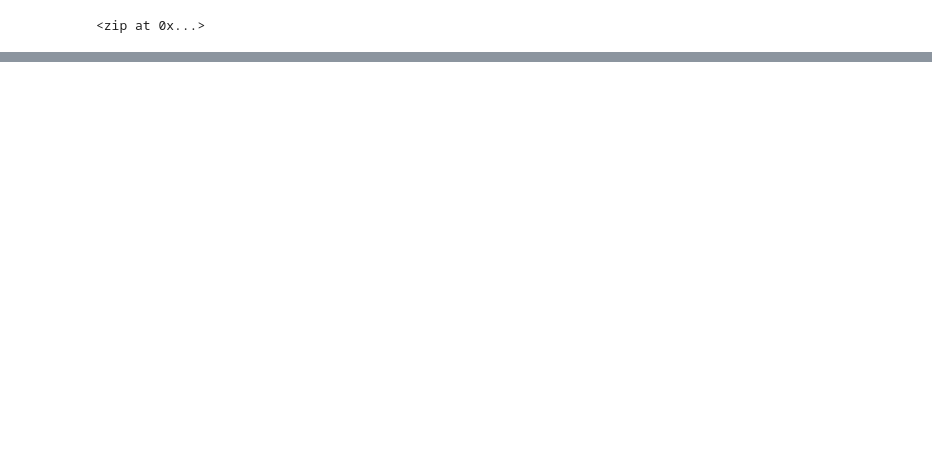
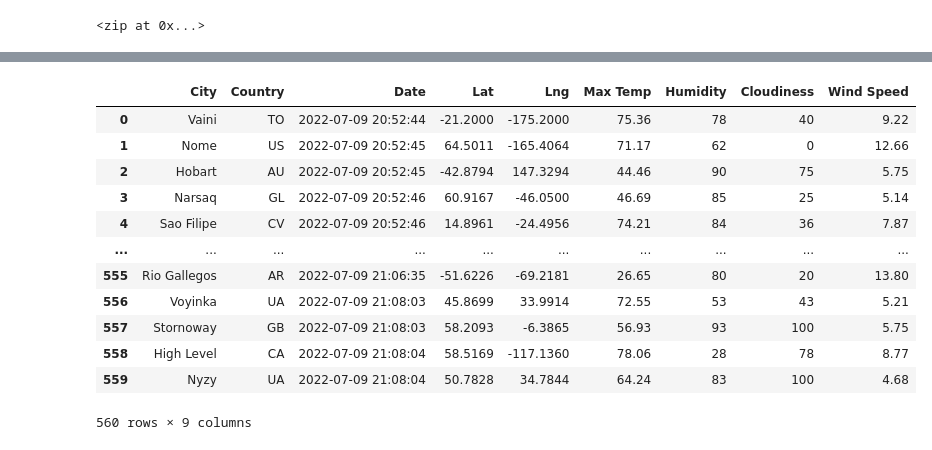
Before and after one commit to eric-blankinshp/World_Weather_Analysis, a Jupyter notebook: WeatherPy.ipynb, the cells around one changed output, grey strips where cells are left out. Cells and saved outputs as stored; diff of their text form; code cells hidden in the pictures; blank space fills up the shorter version.

```diff
--- a/WeatherPy.ipynb
+++ b/WeatherPy.ipynb
@@ -5,3 +9,12 @@ import numpy as np
+# %%
+# Import the requests library.
+import requests
+
+# Import the API key.
+from config import weather_api_key
+
+# Starting URL for Weather Map API Call.
+url = "http://api.openweathermap.org/data/2.5/weather?units=Imperial&APPID=" + weather_api_key
 # %%
 # Create a set of random latitude and longitude combinations.
 lats = np.random.uniform(low=-90.000, high=90.000, size=1500)
@@ -10,6 +23,9 @@ lat_lngs = zip(lats, lngs)
 lat_lngs
 # %% [output]
 <zip at 0x...>
+# %%
+# Add the latitudes and longitudes to a list.
+coordinates = list(lat_lngs)
 # %%
 for coordinate in coordinates:
     print(citipy.nearest_city(coordinate[0], coordinate[1]).city_name,
@@ -30,0 +165,5 @@ len(cities)
+# %%
+# Convert the array of dictionaries to a Pandas DataFrame.
+city_data_df = pd.DataFrame(city_data)
+
+city_data_df.head(10)
@@ -30,0 +182,20 @@ len(cities)
+# %%
+new_column_order = ["City", "Country", "Date","Lat", "Lng", "Max Temp", "Humidity", "Cloudiness", "Wind Speed"]
+
+city_data_df = city_data_df[new_column_order]
+
+city_data_df
+# %% [output]
+|  | City | Country | Date | Lat | Lng | Max Temp | Humidity | Cloudiness | Wind Speed |
+| 0 | Vaini | TO | 2022-07-09 20:52:44 | -21.2000 | -175.2000 | 75.36 | 78 | 40 | 9.22 |
+| 1 | Nome | US | 2022-07-09 20:52:45 | 64.5011 | -165.4064 | 71.17 | 62 | 0 | 12.66 |
+| 2 | Hobart | AU | 2022-07-09 20:52:45 | -42.8794 | 147.3294 | 44.46 | 90 | 75 | 5.75 |
+| 3 | Narsaq | GL | 2022-07-09 20:52:46 | 60.9167 | -46.0500 | 46.69 | 85 | 25 | 5.14 |
+| 4 | Sao Filipe | CV | 2022-07-09 20:52:46 | 14.8961 | -24.4956 | 74.21 | 84 | 36 | 7.87 |
+| ... | ... | ... | ... | ... | ... | ... | ... | ... | ... |
+| 555 | Rio Gallegos | AR | 2022-07-09 21:06:35 | -51.6226 | -69.2181 | 26.65 | 80 | 20 | 13.80 |
+| 556 | Voyinka | UA | 2022-07-09 21:08:03 | 45.8699 | 33.9914 | 72.55 | 53 | 43 | 5.21 |
+| 557 | Stornoway | GB | 2022-07-09 21:08:03 | 58.2093 | -6.3865 | 56.93 | 93 | 100 | 5.75 |
+| 558 | High Level | CA | 2022-07-09 21:08:04 | 58.5169 | -117.1360 | 78.06 | 28 | 78 | 8.77 |
+| 559 | Nyzy | UA | 2022-07-09 21:08:04 | 50.7828 | 34.7844 | 64.24 | 83 | 100 | 4.68 |
+560 rows × 9 columns
```
Also changed, not shown: parts of 8 cells of this notebook, 2 other files.
